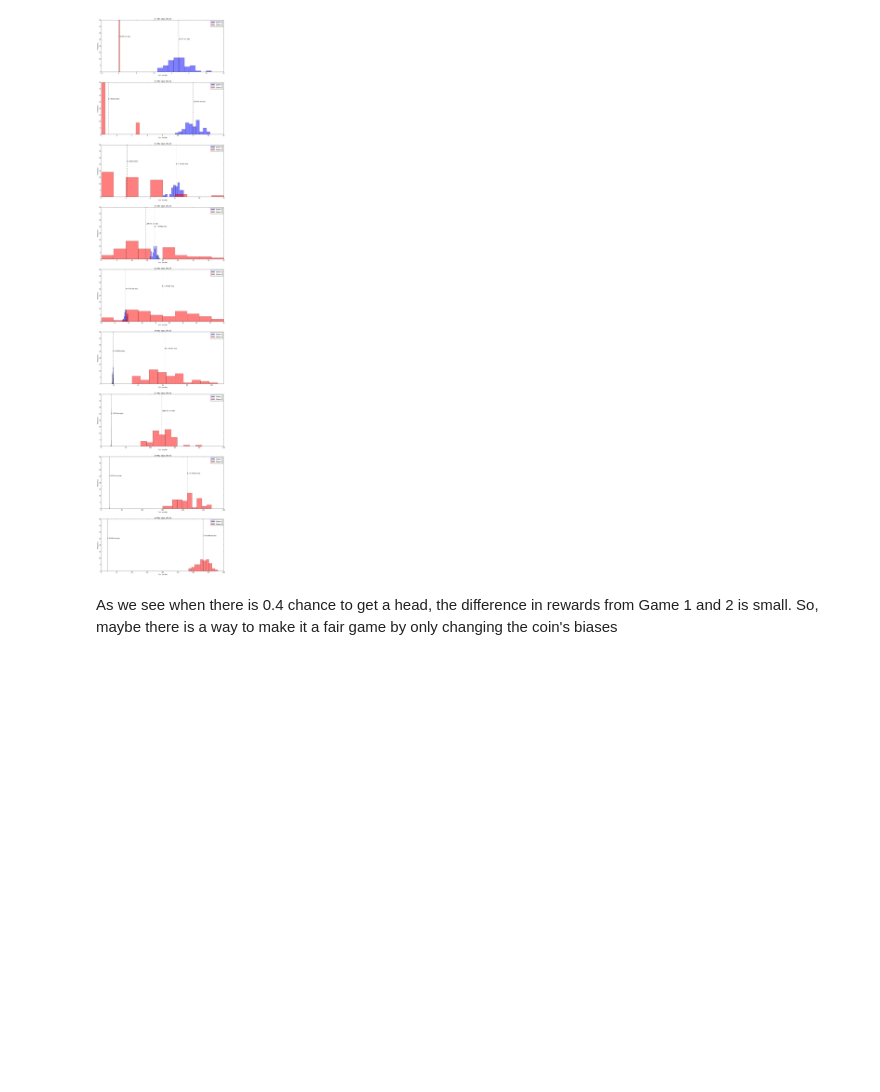
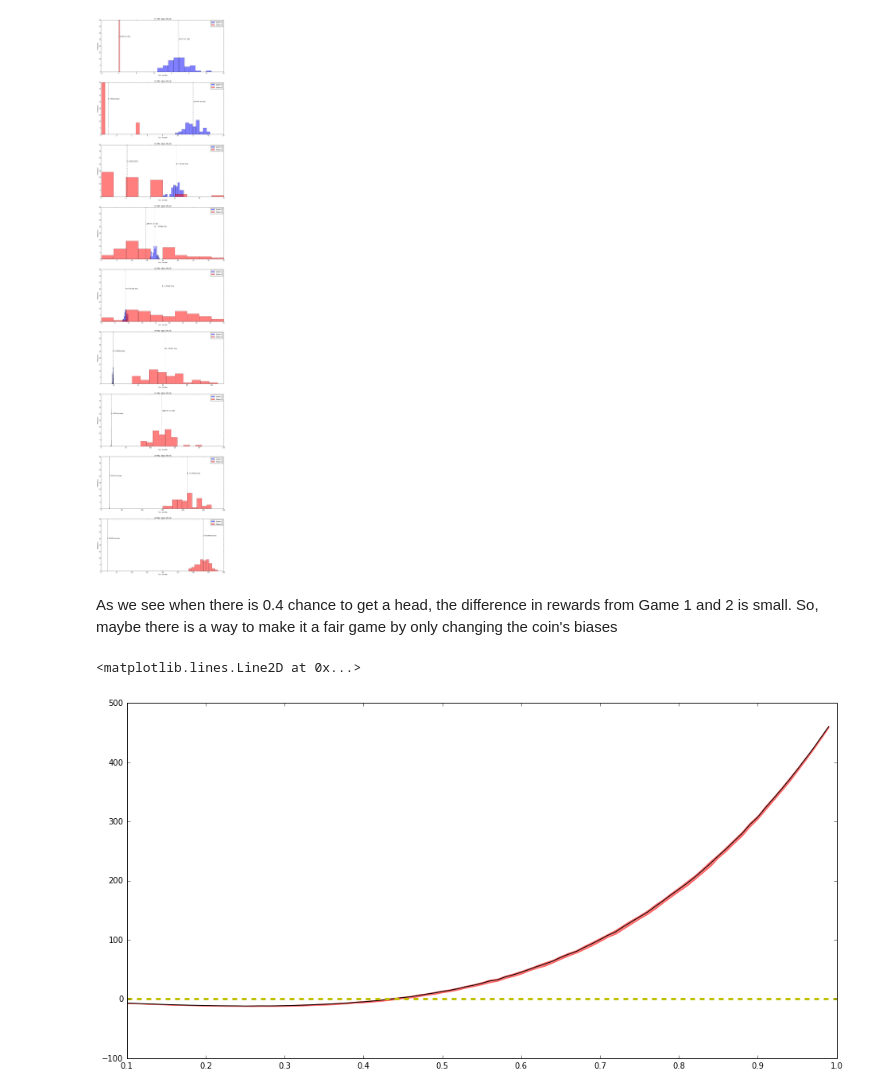
Before and after one commit to nmningmei/intuitive_probability_games, a Jupyter notebook: Reddit probability theory subreddit - pokerenthusiast.ipynb, the cells around one changed output. Drawn from its saved outputs; the diff is of its cells as text; code cells hidden in the pictures; blank space fills up the shorter version.

```diff
--- a/Reddit probability theory subreddit - pokerenthusiast.ipynb
+++ b/Reddit probability theory subreddit - pokerenthusiast.ipynb
@@ -157,0 +153,14 @@ ax.errorbar(ps,mean_diff,se_diff)
+# %%
+fig,(ax) = plt.subplots(figsize=(16,8))
+mean_diff = difference.mean(1)
+se_diff = difference.std(1)
+ax.plot(ps,mean_diff,'k-',alpha=1.)
+ax.fill_between(ps,mean_diff-se_diff,mean_diff+se_diff,
+                alpha=0.5,color='r')
+ax.axhline(0,color='y',linestyle='--',linewidth=3)
+_=ax.set(xlabel='Probability to get a head',
+         ylabel='Reward from Game 2 - Game 1',
+         title='Reward differences as a function of p(h)')
+# %% [output]
+<matplotlib.lines.Line2D at 0x...>
+[figure, added]
```
Also changed, not shown: parts of 4 cells of this notebook.
